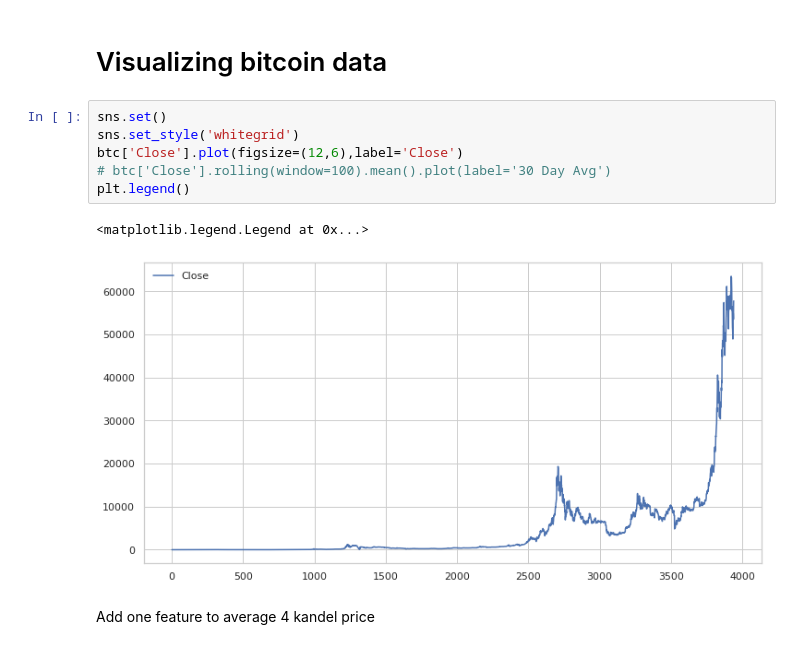
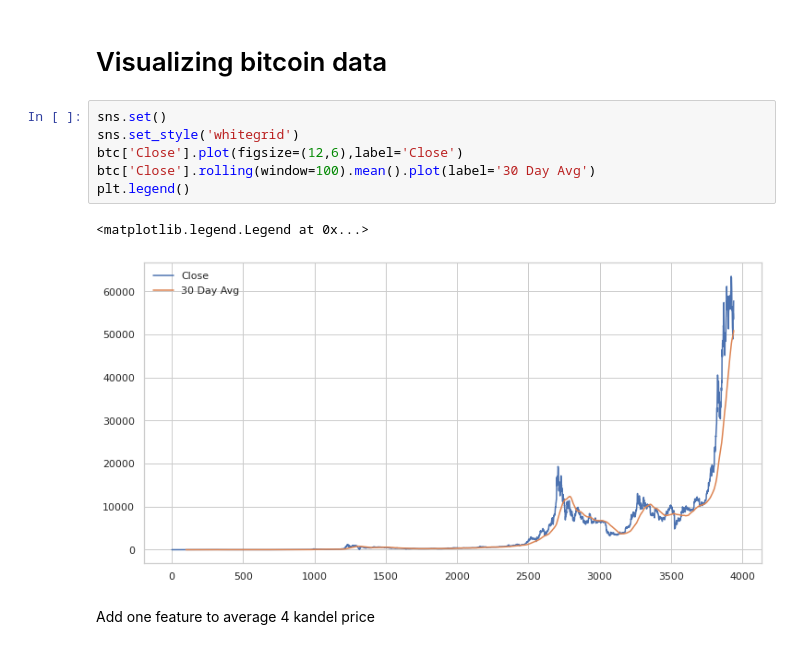
Before and after one commit to MahdyShayesteh/SBU_DataMining_Python, a Jupyter notebook: exercise3_part4_random_forest_.ipynb, the cells around one changed output. Cells and saved outputs as stored; diff of their text form.

```diff
--- a/exercise3_part4_random_forest_.ipynb
+++ b/exercise3_part4_random_forest_.ipynb
@@ -66,12 +66,12 @@ btc.shape
 # %%
 sns.set()
 sns.set_style('whitegrid')
 btc['Close'].plot(figsize=(12,6),label='Close')
-# btc['Close'].rolling(window=100).mean().plot(label='30 Day Avg')
+btc['Close'].rolling(window=100).mean().plot(label='30 Day Avg')
 plt.legend()
 # %% [output]
 <matplotlib.legend.Legend at 0x...>
-[figure, old version]
+[figure, new version]
 # %% [markdown]
 Add one feature to average 4 kandel price
 # %%
```
Also changed, not shown: parts of 1 cell of this notebook.
